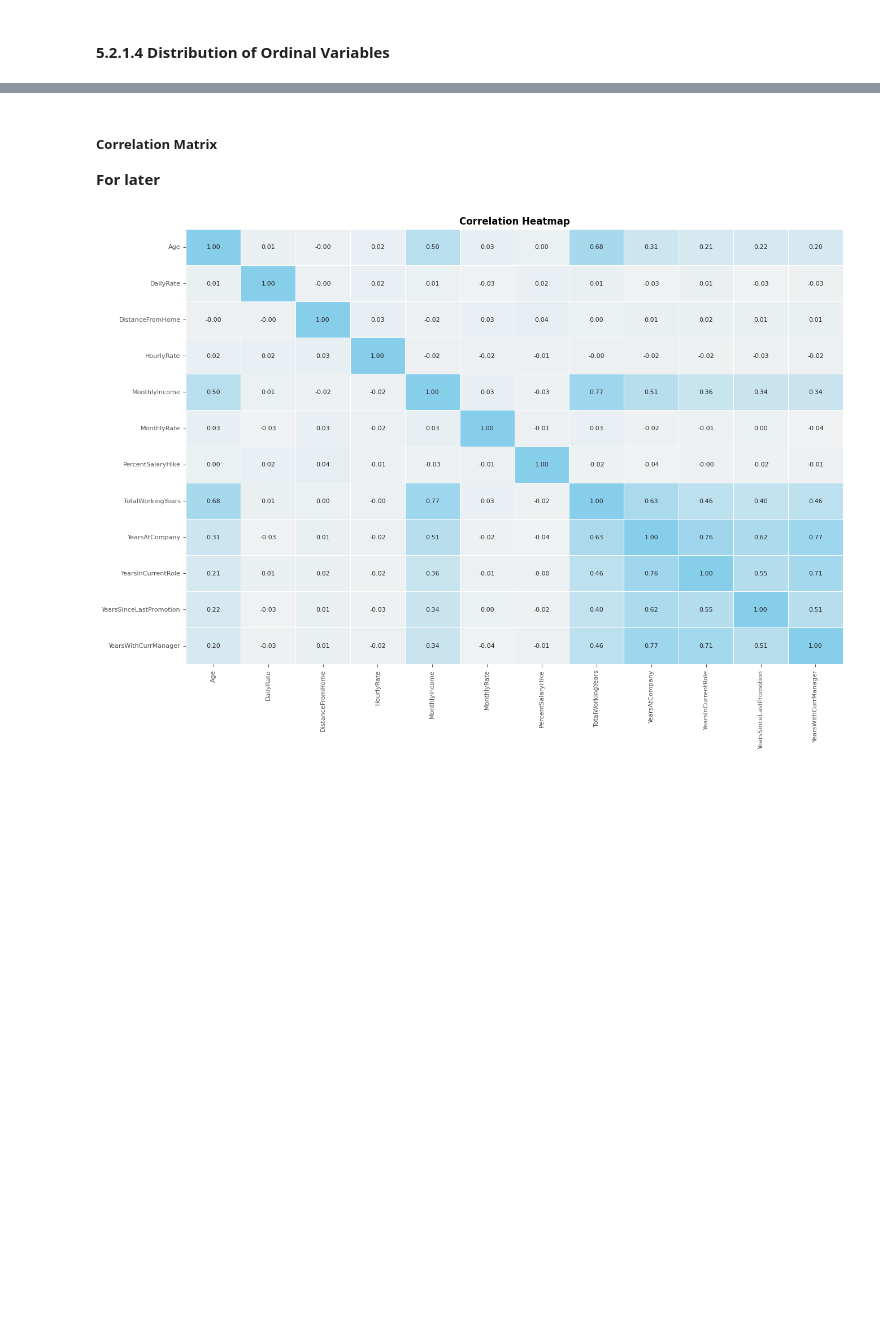
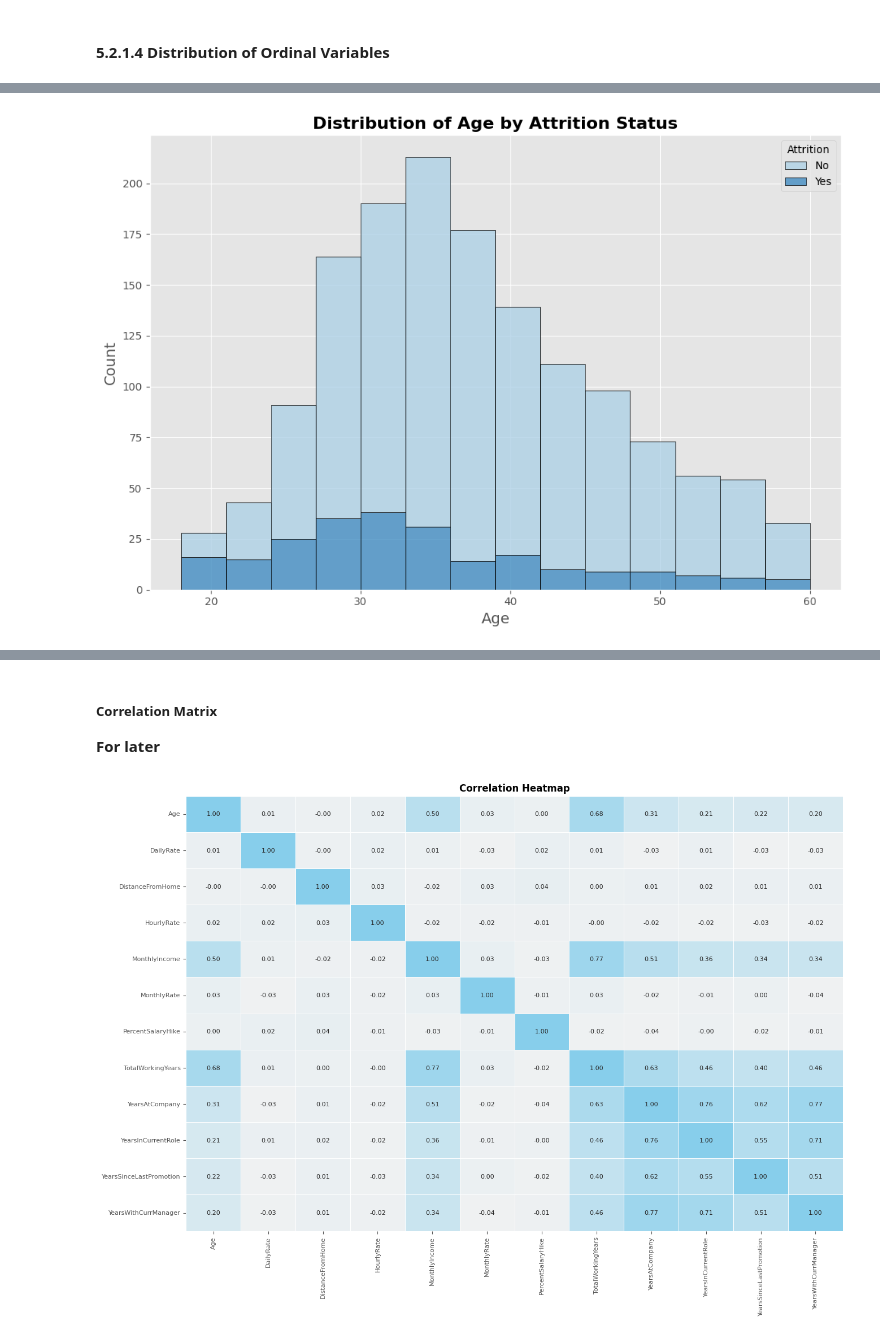
Before and after one commit to 0xArnaudR/IBM-HR-Analytics-Employee-Attrition, a Jupyter notebook: IBM_HR_Analytics_Employee_Attrition.ipynb, the cells around one changed output, grey strips where cells are left out. Saved outputs shown, nothing was run; the diff lists cells and outputs as text; code cells hidden in the pictures; blank space fills up the shorter version.

```diff
--- a/IBM_HR_Analytics_Employee_Attrition.ipynb
+++ b/IBM_HR_Analytics_Employee_Attrition.ipynb
@@ -432,0 +527,27 @@ Bar plot (don't forget to replace numerical values with their corresponding text
+# %%
+plt.figure(figsize=(10, 7))
+
+# Plot the histogram
+sns.histplot(
+    data=df,
+    x='Age',
+    hue='Attrition',
+    hue_order=['No','Yes'],
+    bins=14,
+    multiple='stack',
+    edgecolor='black',
+    palette='Blues'
+)
+
+# Set the title and axis labels
+plt.title('Distribution of Age by Attrition Status', fontsize=16, weight='bold')
+plt.xlabel('Age', fontsize=14)
+plt.ylabel('Count', fontsize=14)
+
+
+plt.tight_layout()
+
+# Show the plot
+plt.show()
+# %% [output]
+[figure, added]
```
Also changed, not shown: parts of 22 cells of this notebook.
